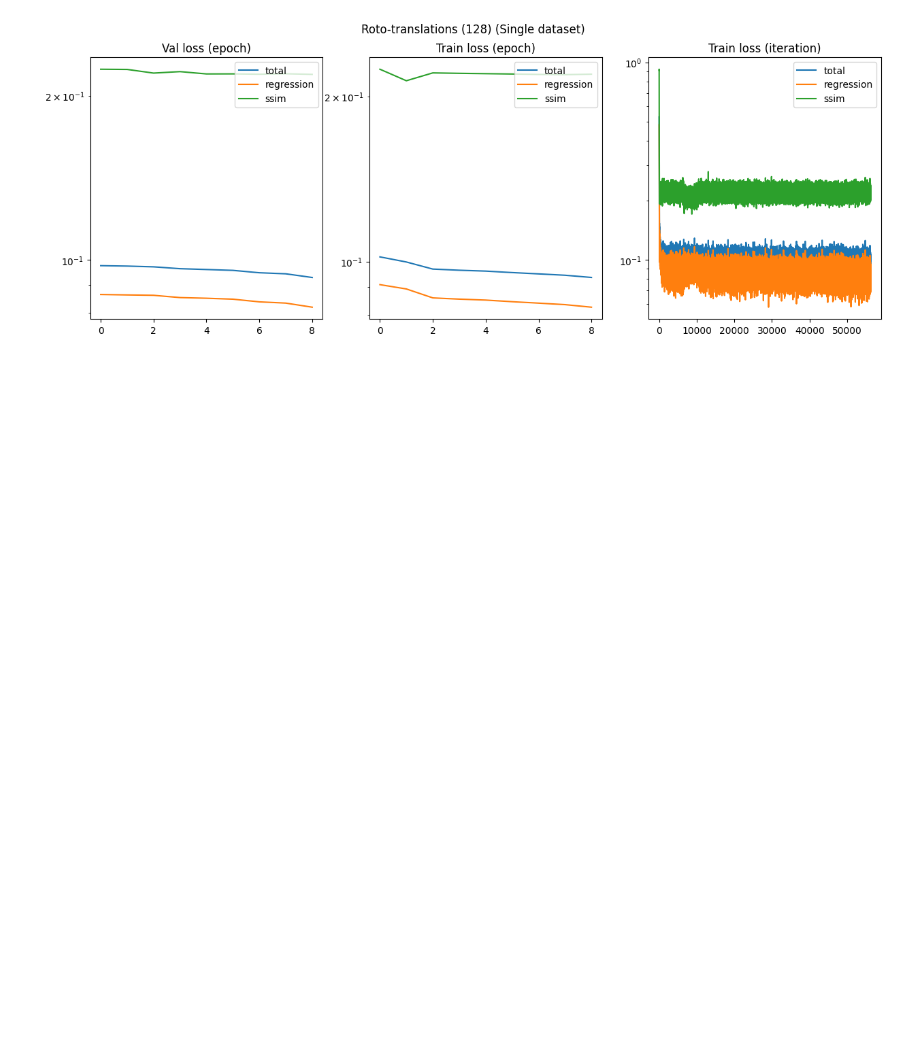
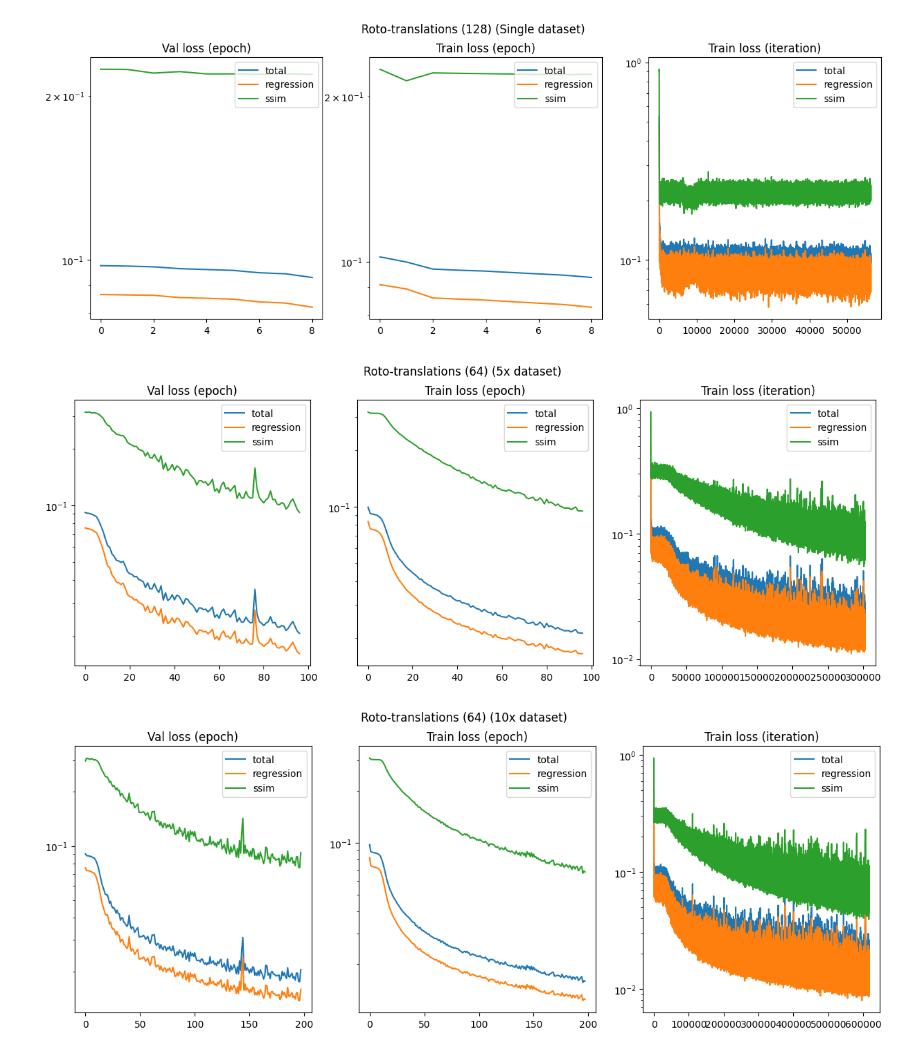
Before and after one commit to elidub/equiv-neural-rendering, a Jupyter notebook: demos/analyze_training.ipynb, the cells around one changed output. Drawn from its saved outputs; the diff is of its cells as text; code cells hidden in the pictures; blank space fills up the shorter version.

```diff
--- a/demos/analyze_training.ipynb
+++ b/demos/analyze_training.ipynb
@@ -34,25 +32,29 @@ from enr.misc.viz import plot_run, make_gif
 # %%
 runs = open_runs({
     '2023-05-10_12-31_roto_lr2e-4' : {'desc' : 'Rotations (LR 2e-4) (Half dataset)'},
     '2023-05-14_16-54_trans_lr2e-4': {'desc' : 'Translations (LR 2e-4) (Half dataset)'},
     # '2023-05-17_18-25_rototrans_lr2e-4' : {'desc' : 'Roto-translations (LR 2e-4) (Half dataset)'},
     # '2023-05-18_14-23_rototrans_lr1e-7' : {'desc' : 'Roto-translations (LR 1e-7) (Tiny dataset)'},
     # '2023-05-18_13-34_rototrans_lr1e-6' : {'desc' : 'Roto-translations (LR 1e-6) (Tiny dataset)'},
     # '2023-05-18_13-38_rototrans_lr1e-5' : {'desc' : 'Roto-translations (LR 1e-5) (Tiny dataset)'},
     # '2023-05-18_13-38_rototrans_lr1e-4' : {'desc' : 'Roto-translations (LR 1e-4) (Tiny dataset)'},
     # '2023-05-18_19-35_rototrans_lr1e-7' : {'desc' : 'Roto-translations (LR 1e-7) (Half dataset)'},
     # '2023-05-18_15-24_rototrans_lr1e-6' : {'desc' : 'Roto-translations (LR 1e-6) (Half dataset)'},
     # '2023-05-18_15-24_rototrans_lr1e-5' : {'desc' : 'Roto-translations (LR 1e-5) (Half dataset)'},
     # '2023-05-18_19-35_rototrans_lr1e-4' : {'desc' : 'Roto-translations (LR 1e-4) (Half dataset)'},
     # '2023-05-19_11-00_roto_finetune_lr1e-5' : {'desc' : 'Roto-translations (LR 1e-5) (Full (?) dataset) (Finetune)'},
     # '60_rototrans_lr1e-5_continue' : {'desc' : 'Roto-translations (LR 1e-5) (Half dataset) (Continue)'},
     '2023-05-22_22-45_single_rototrans_lr2e-5_64' : {'desc' : 'Roto-translations (64) (Single dataset)'},
     '2023-05-22_22-46_single_rototrans_lr2e-5_128' : {'desc' : 'Roto-translations (128) (Single dataset)'},
+    '2023-05-24_15-01_five_rototrans_lr2e-5_64' : {'desc' : 'Roto-translations (64) (5x dataset)'},
+    '2023-05-25_14-41_data10_rototrans_lr2e-5_64' : {'desc' : 'Roto-translations (64) (10x dataset)'},
 })
 
 [plot_run(losses) for losses in runs.values()];
 # %% [output]
 [figure]
 [figure]
 [figure]
 [figure]
+[figure, added]
+[figure, added]
```
Also changed, not shown: parts of 1 cell of this notebook, 21 other files.
